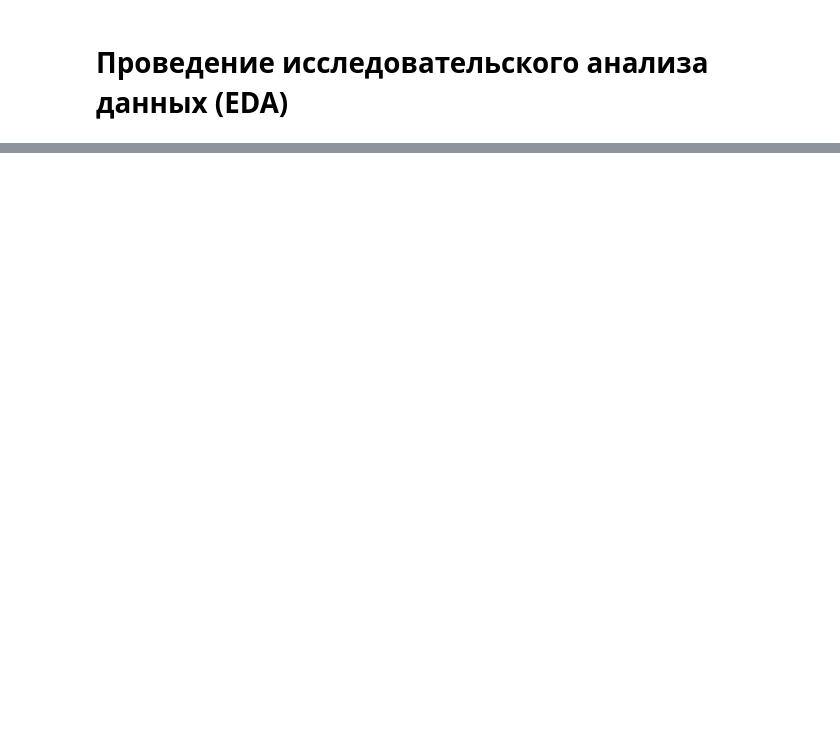
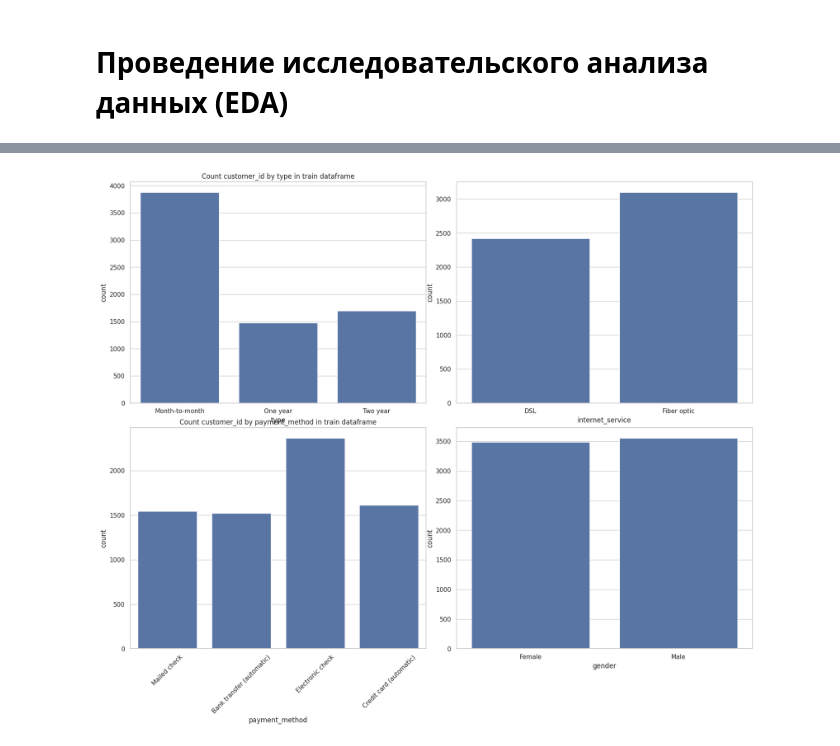
Before and after one commit to darthKwisatzHaderach/mle-mlflow, a Jupyter notebook: users_churn_EDA.ipynb, the cells around one changed output, grey strips where cells are left out. Drawn from its saved outputs; the diff is of its cells as text; code cells hidden in the pictures; blank space fills up the shorter version.

```diff
--- a/users_churn_EDA.ipynb
+++ b/users_churn_EDA.ipynb
@@ -25,9 +47,12 @@ postgres_credentials = {
 connection.update(postgres_credentials)
 
 with psycopg.connect(**connection) as conn:
+
     with conn.cursor() as cur:
-        cur.execute("SELECT * FROM common.users_churn")
+        cur.execute(f"SELECT * FROM destination.{TABLE_NAME}")
         data = cur.fetchall()
-        columns = [desc.name for desc in cur.description]
+        columns = [col[0] for col in cur.description]
 
 df = pd.DataFrame(data, columns=columns)
+
+df.head(2)
@@ -37,0 +76,37 @@ df.shape
+# %%
+fig, axs = plt.subplots(2, 2)
+fig.set_size_inches(16.5, 12.5, forward=True)
+fig.tight_layout(pad=1.6)
+
+
+x = "type"
+y = "customer_id"
+stat = ["count"]
+agg_df = df.groupby([x])[y].agg(stat).reset_index()
+sns.barplot(data=agg_df, x=x, y=stat[0], ax=axs[0, 0])
+axs[0, 0].set_title(f'Count {y} by {x} in train dataframe')
+
+x = "payment_method"
+y = "customer_id"
+agg_df = df.groupby([x])[y].agg(stat).reset_index()
+sns.barplot(data=agg_df, x=x, y=stat[0], ax=axs[1, 0])
+
+axs[1, 0].set_title(f'Count {y} by {x} in train dataframe')
+axs[1, 0].set_xticklabels(df[x].unique(), rotation = 45);
+
+x = "internet_service"
+y = "customer_id"
+stat = ["count"]
+agg_df = df.groupby([x])[y].agg(stat).reset_index()
+sns.barplot(data=agg_df, x=x, y=stat[0], ax=axs[0, 1])
+
+
+x = "gender"
+y = "customer_id"
+stat = ["count"]
+agg_df = df.groupby([x])[y].agg(stat).reset_index()
+sns.barplot(data=agg_df, x=x, y=stat[0], ax=axs[1, 1])
+
+plt.savefig(os.path.join(ASSETS_DIR, 'cat_features_1'))
+# %% [output]
+[figure, added]
```
Also changed, not shown: parts of 18 cells of this notebook, 7 other files.
